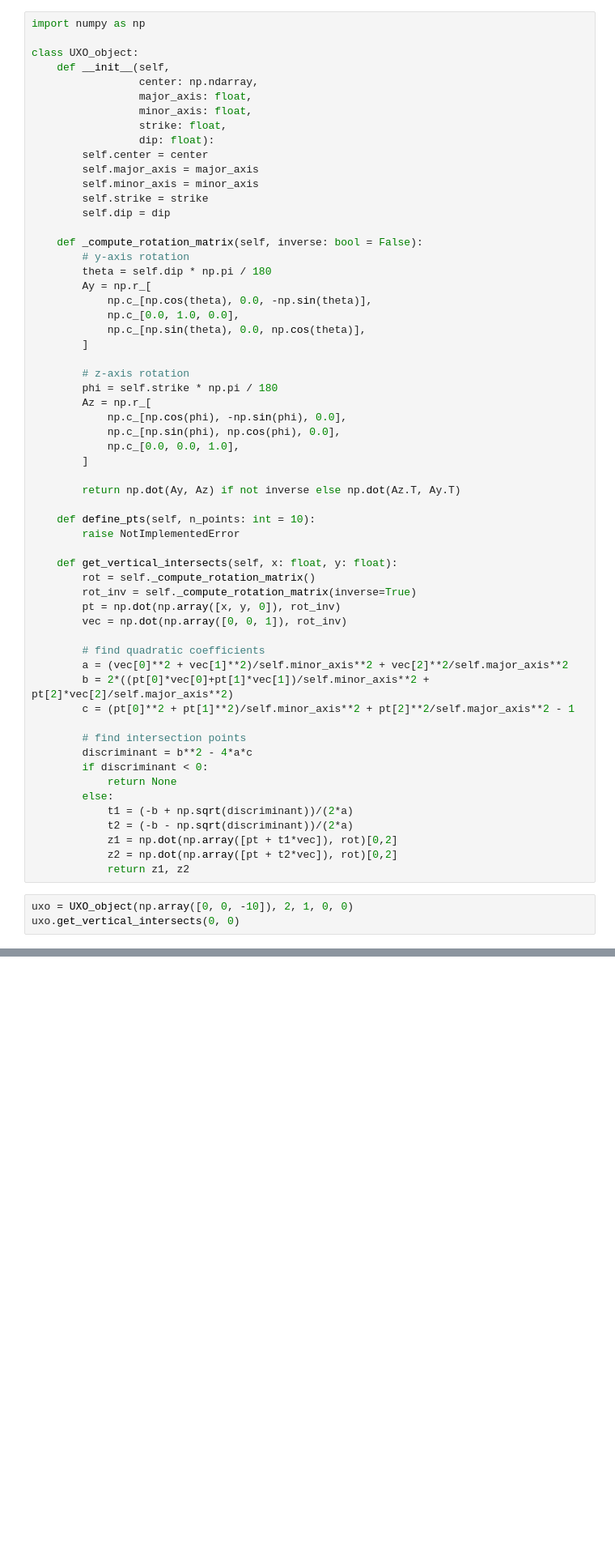
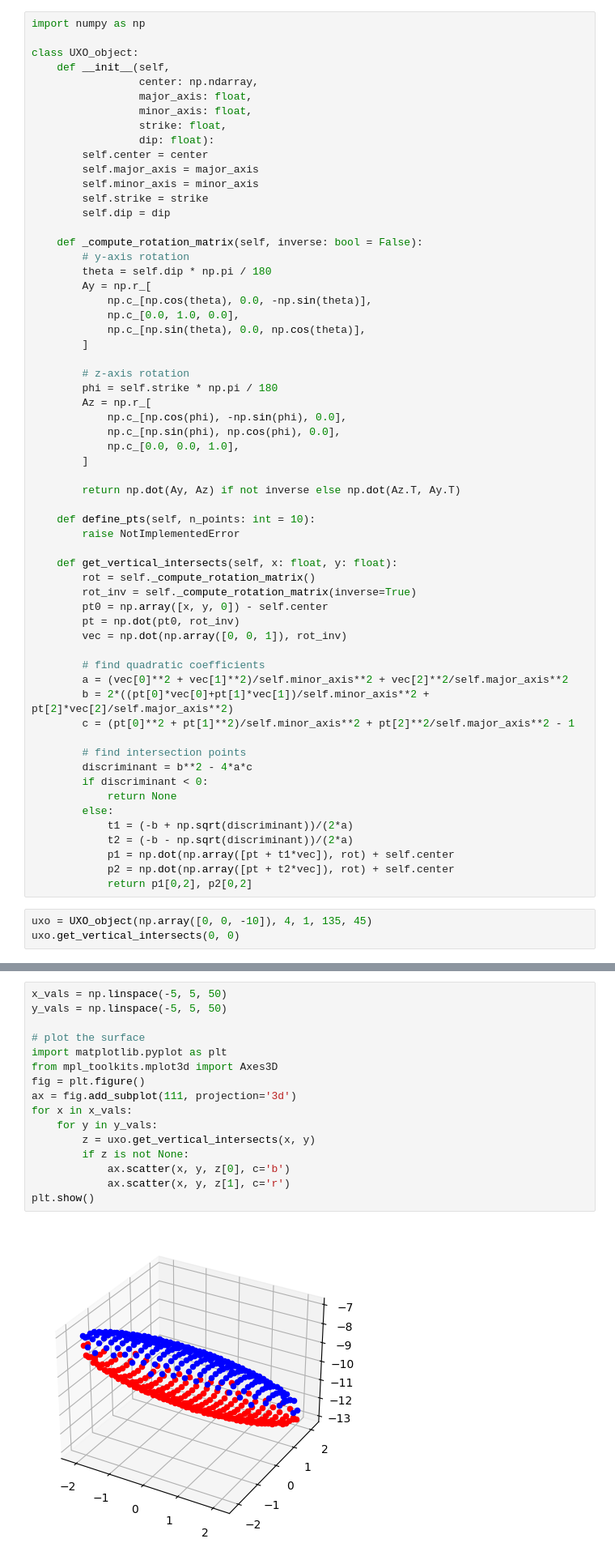
Before and after one commit to matthewhasman/Geophysical-Electromagnetic-Scanner, a Jupyter notebook: 1D_UXO_simulation/1D_UXO_simulation.ipynb, the cells around one changed output, grey strips where cells are left out. Shown: that part at 81% size. Saved outputs shown, nothing was run; the diff lists cells and outputs as text; blank space fills up the shorter version.

```diff
--- a/1D_UXO_simulation/1D_UXO_simulation.ipynb
+++ b/1D_UXO_simulation/1D_UXO_simulation.ipynb
@@ -41,7 +41,8 @@ class UXO_object:
     def get_vertical_intersects(self, x: float, y: float):
         rot = self._compute_rotation_matrix()
         rot_inv = self._compute_rotation_matrix(inverse=True)
-        pt = np.dot(np.array([x, y, 0]), rot_inv)
+        pt0 = np.array([x, y, 0]) - self.center
+        pt = np.dot(pt0, rot_inv)
         vec = np.dot(np.array([0, 0, 1]), rot_inv)
 
         # find quadratic coefficients
@@ -56,10 +57,10 @@ class UXO_object:
         else:
             t1 = (-b + np.sqrt(discriminant))/(2*a)
             t2 = (-b - np.sqrt(discriminant))/(2*a)
-            z1 = np.dot(np.array([pt + t1*vec]), rot)[0,2]
-            z2 = np.dot(np.array([pt + t2*vec]), rot)[0,2]
-            return z1, z2
+            p1 = np.dot(np.array([pt + t1*vec]), rot) + self.center
+            p2 = np.dot(np.array([pt + t2*vec]), rot) + self.center
+            return p1[0,2], p2[0,2]
 # %%
-uxo = UXO_object(np.array([0, 0, -10]), 2, 1, 0, 0)
+uxo = UXO_object(np.array([0, 0, -10]), 4, 1, 135, 45)
 uxo.get_vertical_intersects(0, 0)
 # %% [output]
@@ -66,0 +68,18 @@ uxo.get_vertical_intersects(0, 0)
+# %%
+x_vals = np.linspace(-5, 5, 50)
+y_vals = np.linspace(-5, 5, 50)
+
+# plot the surface
+import matplotlib.pyplot as plt
+from mpl_toolkits.mplot3d import Axes3D
+fig = plt.figure()
+ax = fig.add_subplot(111, projection='3d')
+for x in x_vals:
+    for y in y_vals:
+        z = uxo.get_vertical_intersects(x, y)
+        if z is not None:
+            ax.scatter(x, y, z[0], c='b')
+            ax.scatter(x, y, z[1], c='r')
+plt.show()
+# %% [output]
+[figure, added]
```
Also changed, not shown: parts of 1 cell of this notebook, 1 other file.
